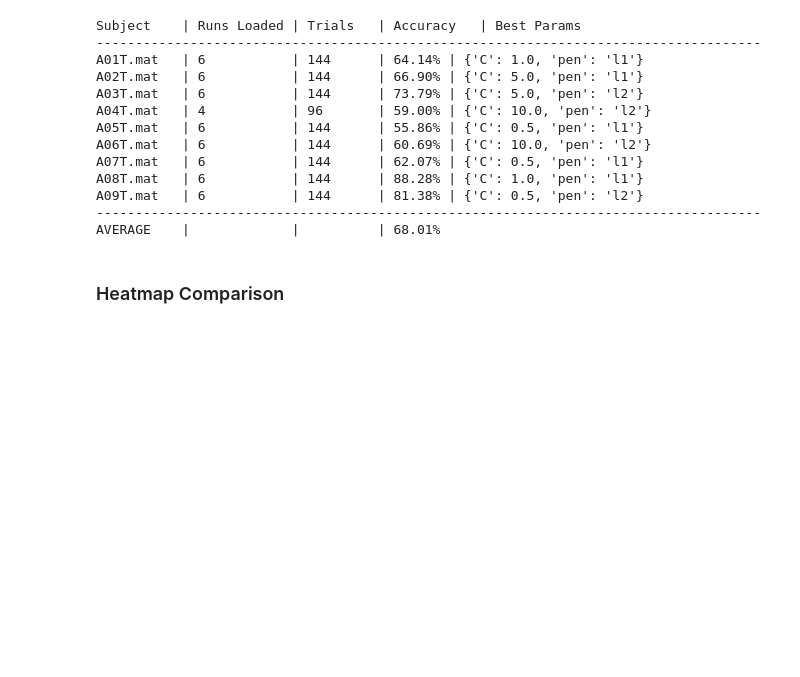
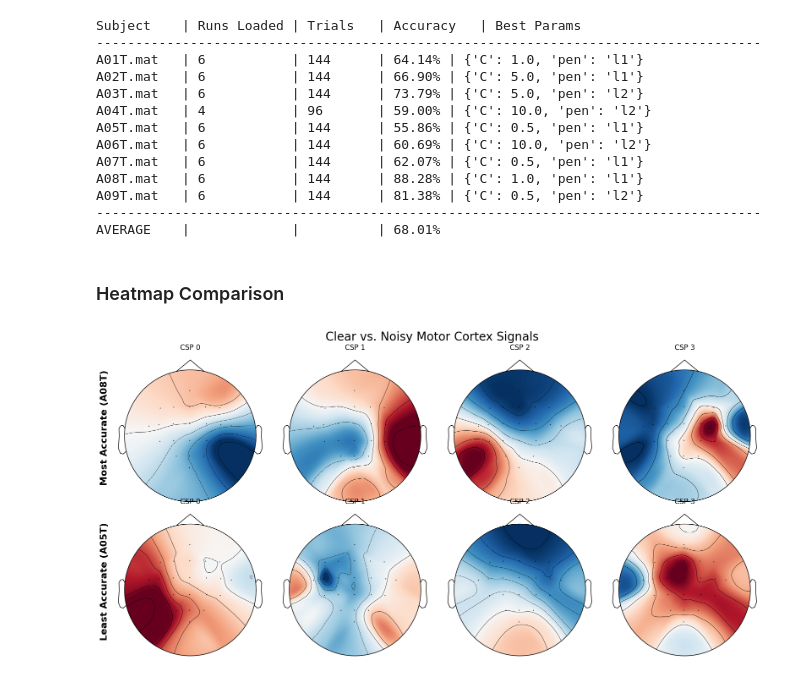
Before and after one commit to noahwaldman/Motor-Imagery-Classification, a Jupyter notebook: Motor_Imagery_Decoding.ipynb, the cells around one changed output. Drawn from its saved outputs; the diff is of its cells as text; code cells hidden in the pictures; blank space fills up the shorter version.

```diff
--- a/Motor_Imagery_Decoding.ipynb
+++ b/Motor_Imagery_Decoding.ipynb
@@ -16,2 +18,24 @@ import warnings
 # %% [markdown]
 ### Data Exploration with Participant 1 Data
+# %%
+
+
+# The official URL for BCI Competition IV Dataset 2a
+base_url = "http://bnci-horizon-2020.eu/database/data-sets/001-2014/"
+files = [f"A0{i}T.mat" for i in range(1, 10)]  # A01T.mat to A09T.mat
+
+print("Checking for dataset files...")
+
+for file_name in files:
+    if not os.path.exists(file_name):
+        print(f"Downloading {file_name} from BNCI server... (this may take a moment)")
+        try:
+            url = base_url + file_name
+            urllib.request.urlretrieve(url, file_name)
+            print(f" -> Successfully downloaded {file_name}")
+        except Exception as e:
+            print(f" -> ERROR downloading {file_name}: {e}")
+    else:
+        print(f" -> {file_name} is already here.")
+
+print("\nAll files checked. Ready for machine learning loop!")
@@ -158,7 +199,7 @@ comparison_subjects = ['A08T.mat', 'A05T.mat']
 titles = ['Most Accurate (A08T)', 'Least Accurate (A05T)']
 
 fig, axes = plt.subplots(2, 4, figsize=(16, 8))
-fig.suptitle("Why Accuracy Varies: Clear vs. Noisy Motor Cortex Signals", fontsize=20)
+fig.suptitle("Clear vs. Noisy Motor Cortex Signals", fontsize=20)
 
 for idx, subject_file in enumerate(comparison_subjects):
     p_data = loadmat(subject_file)
@@ -178,30 +219,32 @@ for idx, subject_file in enumerate(comparison_subjects):
     final_data = np.hstack(combined_data)
     info = mne.create_info(ch_names=all_names, sfreq=250, ch_types=ch_types)
     raw = mne.io.RawArray(final_data, info)
     raw.set_montage(mne.channels.make_standard_montage('standard_1020'))
     raw.filter(7., 30., verbose=False)
 
     epochs = mne.Epochs(raw, np.vstack(combined_events), event_id,
                         tmin=0.5, tmax=3.5, proj=True, baseline=None, preload=True, verbose=False)
     epochs.pick_channels(eeg_names)
 
     csp = CSP(n_components=4, reg=None, log=True, norm_trace=False)
     csp.fit(epochs.get_data(), epochs.events[:, -1])
 
     axes[idx, 0].set_ylabel(titles[idx], fontsize=16, fontweight='bold')
 
     for comp_i in range(4):
         pattern_data = csp.patterns_[comp_i]
 
         mne.viz.plot_topomap(
             pattern_data,
             epochs.info,
             axes=axes[idx, comp_i],
             show=False,
             cmap='RdBu_r'
         )
 
         axes[idx, comp_i].set_title(f"CSP {comp_i}", fontsize=12)
 
 plt.tight_layout()
 plt.show()
+# %% [output]
+[figure, added]
```
Also changed, not shown: parts of 3 cells of this notebook.
